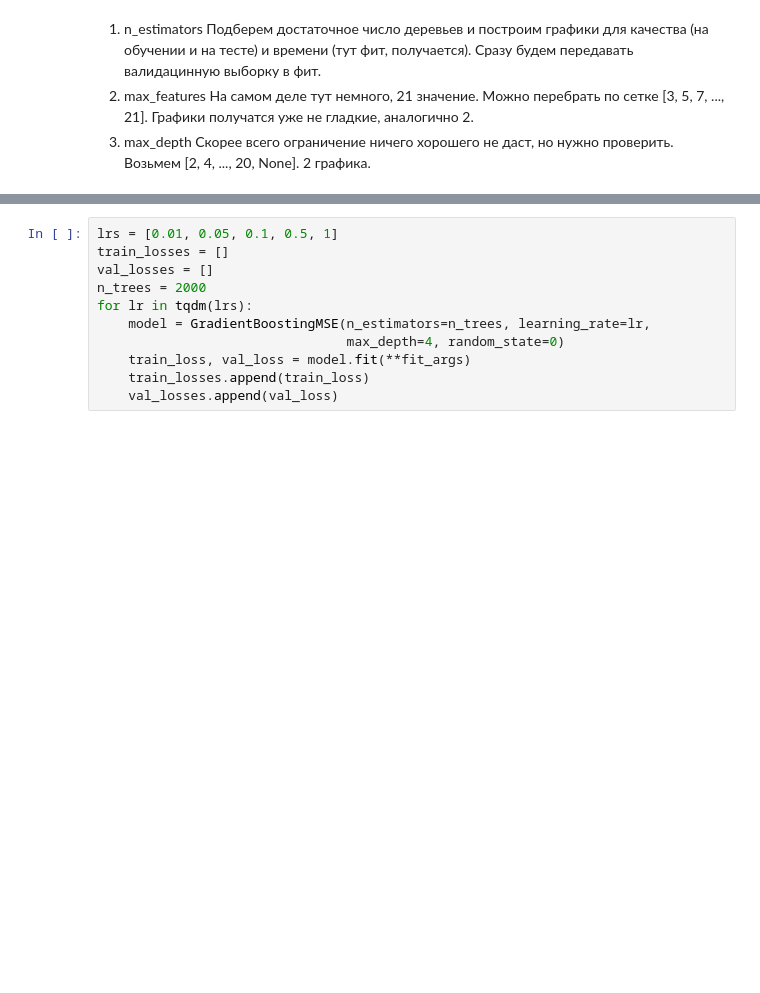
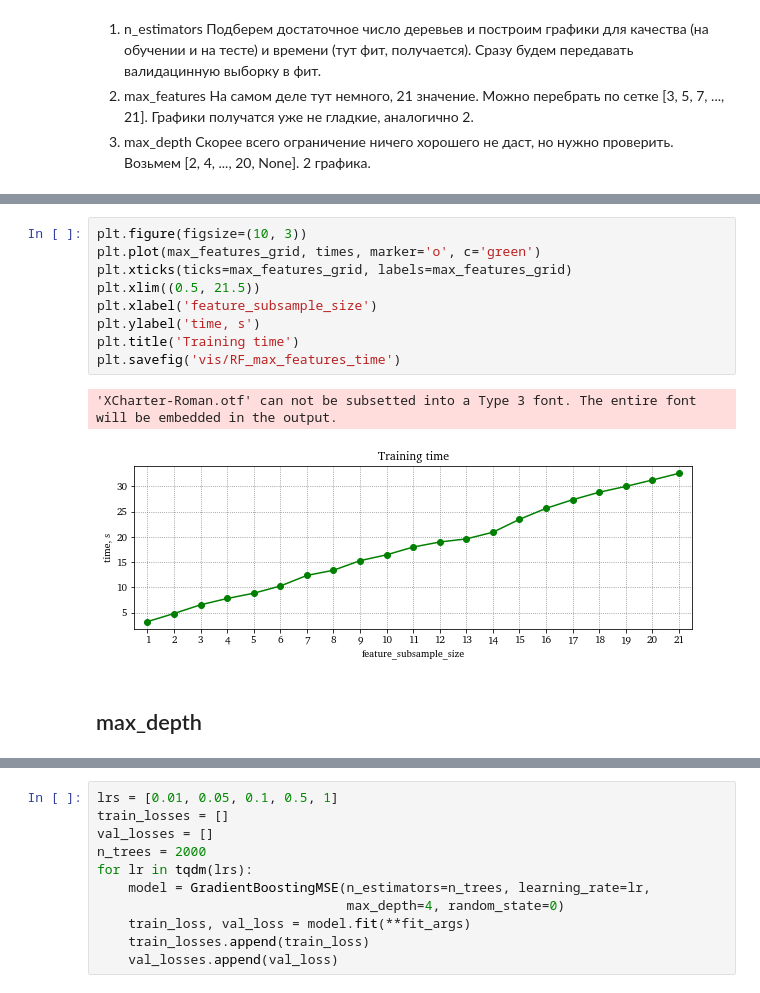
Before and after one commit to artnitolog/ensemble_learning_mmf_prac, a Jupyter notebook: experiments/experiments.ipynb, the cells around one changed output, grey strips where cells are left out. Saved outputs shown, nothing was run; the diff lists cells and outputs as text; blank space fills up the shorter version.

```diff
--- a/experiments/experiments.ipynb
+++ b/experiments/experiments.ipynb
@@ -118,0 +148,14 @@ plt.savefig('vis/RF_n_estimators_time')
+# %%
+plt.figure(figsize=(10, 3))
+plt.plot(max_features_grid, times, marker='o', c='green')
+plt.xticks(ticks=max_features_grid, labels=max_features_grid)
+plt.xlim((0.5, 21.5))
+plt.xlabel('feature_subsample_size')
+plt.ylabel('time, s')
+plt.title('Training time')
+plt.savefig('vis/RF_max_features_time')
+# %% [output]
+'XCharter-Roman.otf' can not be subsetted into a Type 3 font. The entire font will be embedded in the output.
+[figure, added]
+# %% [markdown]
+## max_depth
```
Also changed, not shown: parts of 33 cells of this notebook, 15 other files.
